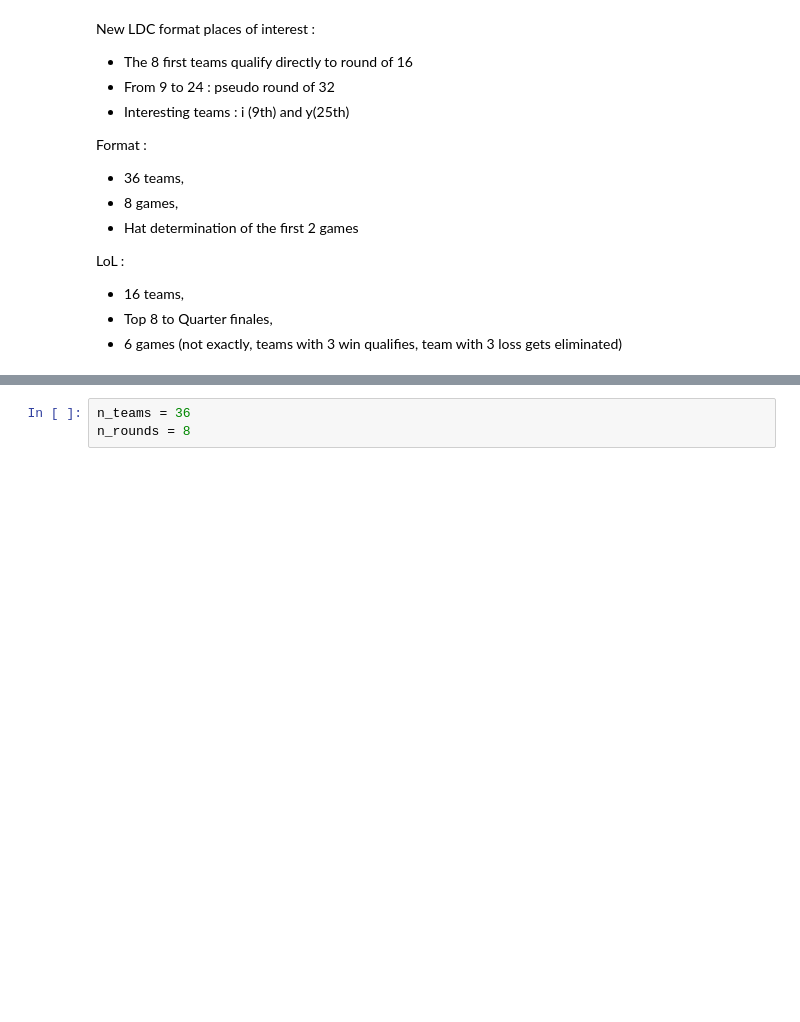
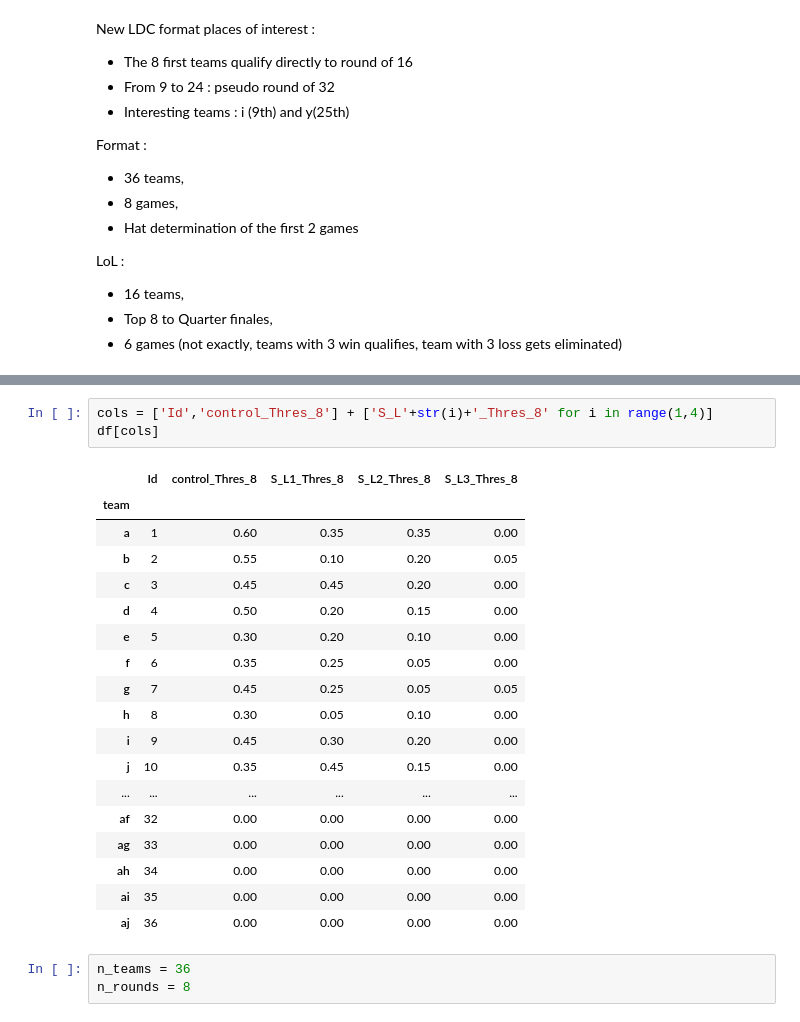
Before and after one commit to arnaud-odet/swiss_rounds_simulator, a Jupyter notebook: swiss_round.ipynb, the cells around one changed output, grey strips where cells are left out. Saved outputs shown, nothing was run; the diff lists cells and outputs as text; blank space fills up the shorter version.

```diff
--- a/swiss_round.ipynb
+++ b/swiss_round.ipynb
@@ -48,3 +48,25 @@ df
+# %%
+cols = ['Id','control_Thres_8'] + ['S_L'+str(i)+'_Thres_8' for i in range(1,4)]
+df[cols]
+# %% [output]
+|  | Id | control_Thres_8 | S_L1_Thres_8 | S_L2_Thres_8 | S_L3_Thres_8 |
+| team |  |  |  |  |  |
+| a | 1 | 0.60 | 0.35 | 0.35 | 0.00 |
+| b | 2 | 0.55 | 0.10 | 0.20 | 0.05 |
+| c | 3 | 0.45 | 0.45 | 0.20 | 0.00 |
+| d | 4 | 0.50 | 0.20 | 0.15 | 0.00 |
+| e | 5 | 0.30 | 0.20 | 0.10 | 0.00 |
+| f | 6 | 0.35 | 0.25 | 0.05 | 0.00 |
+| g | 7 | 0.45 | 0.25 | 0.05 | 0.05 |
+| h | 8 | 0.30 | 0.05 | 0.10 | 0.00 |
+| i | 9 | 0.45 | 0.30 | 0.20 | 0.00 |
+| j | 10 | 0.35 | 0.45 | 0.15 | 0.00 |
+| ... | ... | ... | ... | ... | ... |
+| af | 32 | 0.00 | 0.00 | 0.00 | 0.00 |
+| ag | 33 | 0.00 | 0.00 | 0.00 | 0.00 |
+| ah | 34 | 0.00 | 0.00 | 0.00 | 0.00 |
+| ai | 35 | 0.00 | 0.00 | 0.00 | 0.00 |
+| aj | 36 | 0.00 | 0.00 | 0.00 | 0.00 |
 # %%
 n_teams = 36
 n_rounds = 8
```
Also changed, not shown: parts of 1 cell of this notebook, 1 other file.
